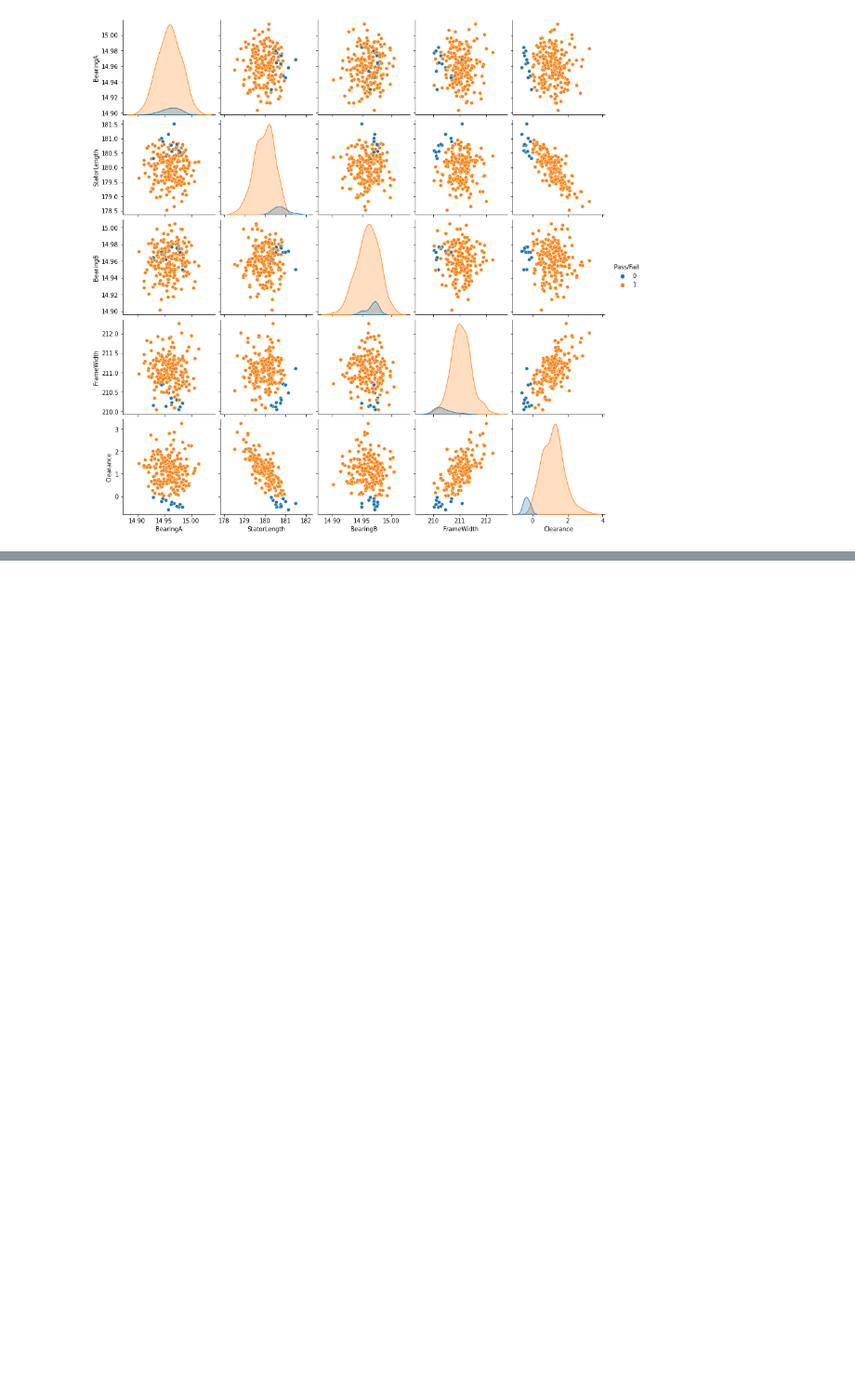
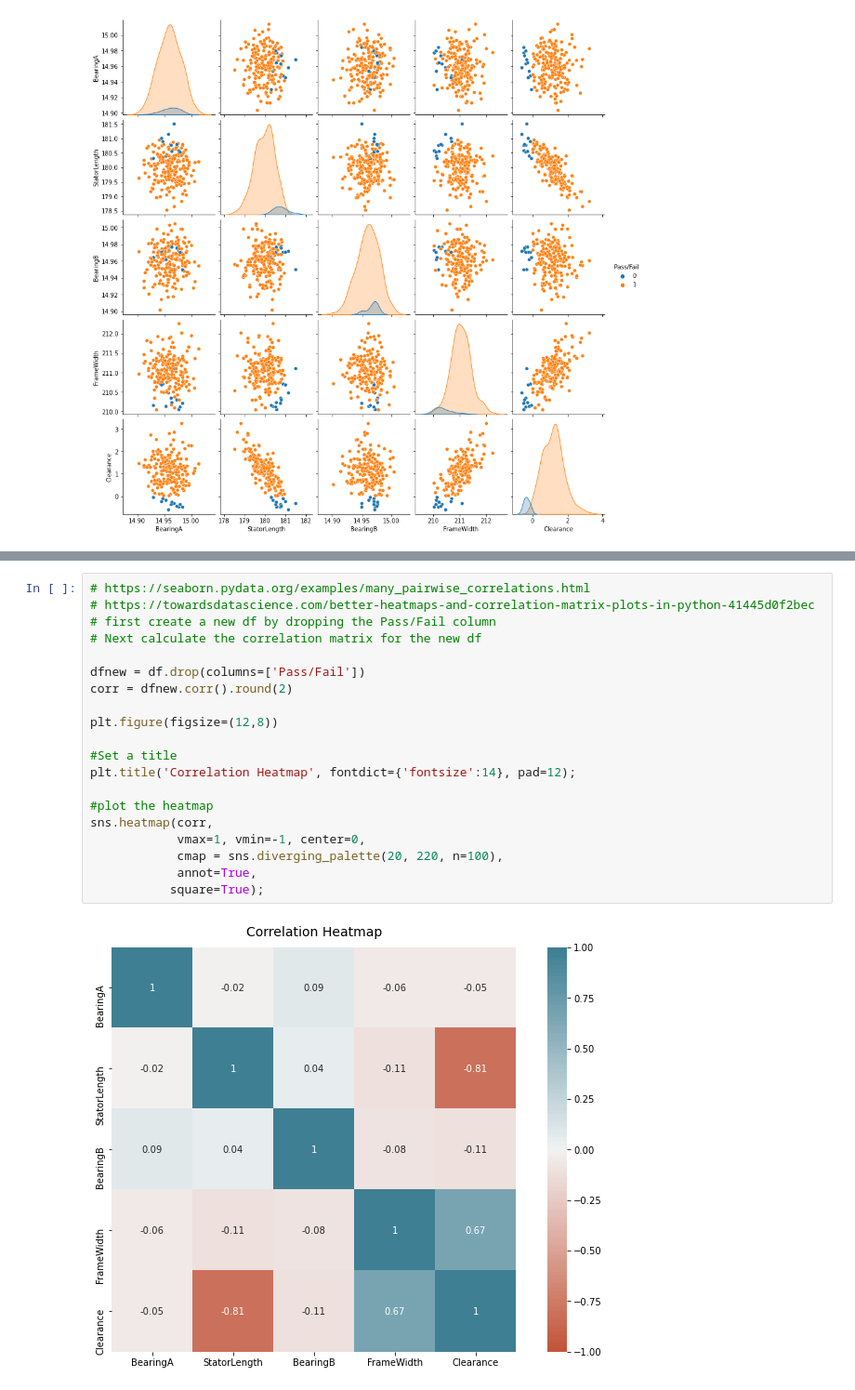
Before and after one commit to killfoley/ProgDAProject, a Jupyter notebook: ProgDA_Project.ipynb, the cells around one changed output, grey strips where cells are left out. Shown: that part at 93% size. Saved outputs shown, nothing was run; the diff lists cells and outputs as text; blank space fills up the shorter version.

Commit message:
tidied up some code in heatmap cell. Added some descriptions and explanations to markdown cells detailing visuals etc.

```diff
--- a/ProgDA_Project.ipynb
+++ b/ProgDA_Project.ipynb
@@ -262,3 +269,25 @@ sns.heatmap(corr, annot=True)
+# %%
+# https://seaborn.pydata.org/examples/many_pairwise_correlations.html
+# https://towardsdatascience.com/better-heatmaps-and-correlation-matrix-plots-in-python-41445d0f2bec
+# first create a new df by dropping the Pass/Fail column
+# Next calculate the correlation matrix for the new df
+
+dfnew = df.drop(columns=['Pass/Fail'])
+corr = dfnew.corr().round(2)
+
+plt.figure(figsize=(12,8))
+
+#Set a title
+plt.title('Correlation Heatmap', fontdict={'fontsize':14}, pad=12);
+
+#plot the heatmap
+sns.heatmap(corr,
+            vmax=1, vmin=-1, center=0,
+            cmap = sns.diverging_palette(20, 220, n=100),
+            annot=True,
+           square=True);
+# %% [output]
+[figure, added]
 # %% [markdown]
 #### References
 [1] Design Society Publication; pdf in repo <br />
```
Also changed, not shown: parts of 12 cells of this notebook, 1 other file.
